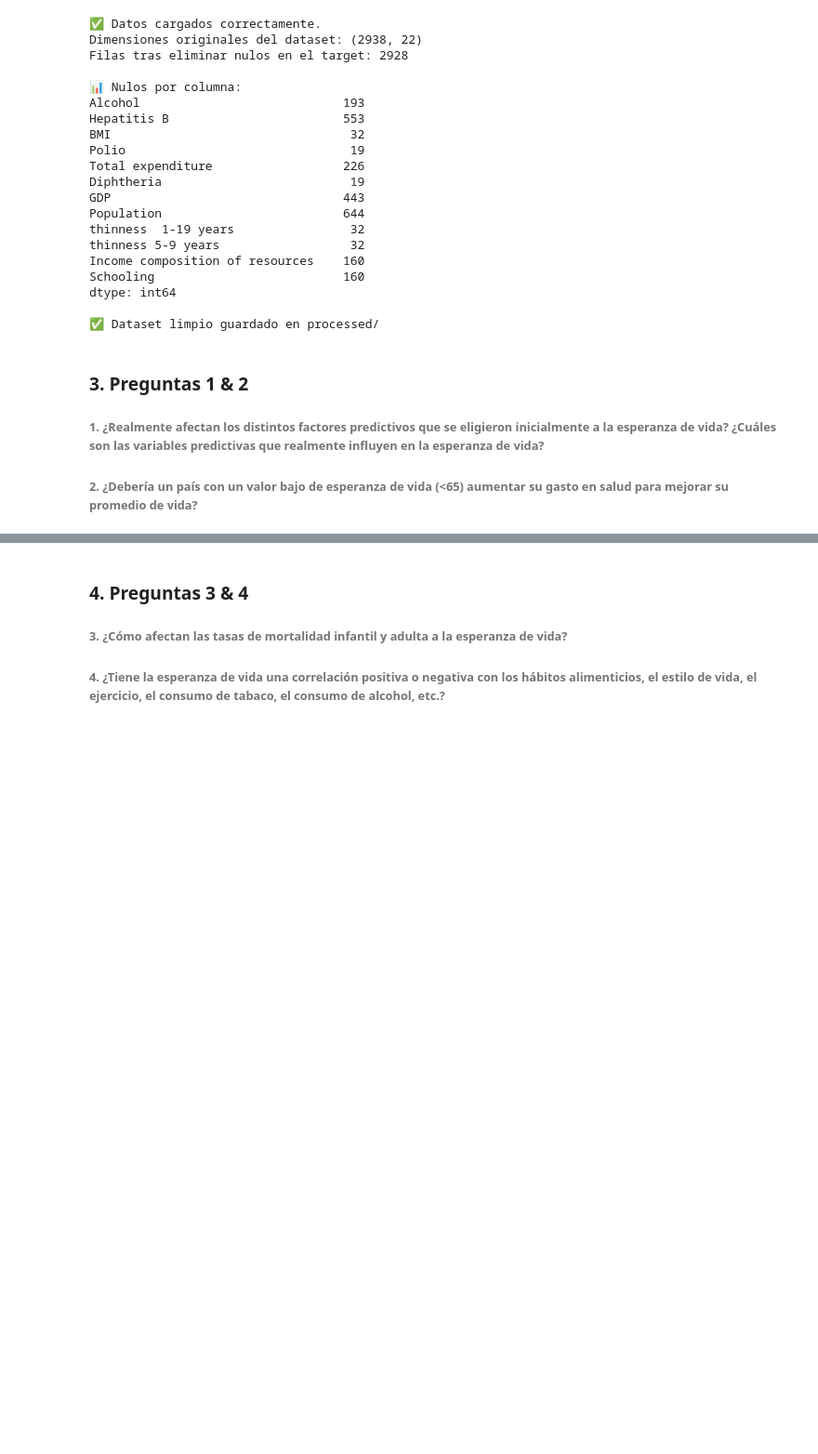
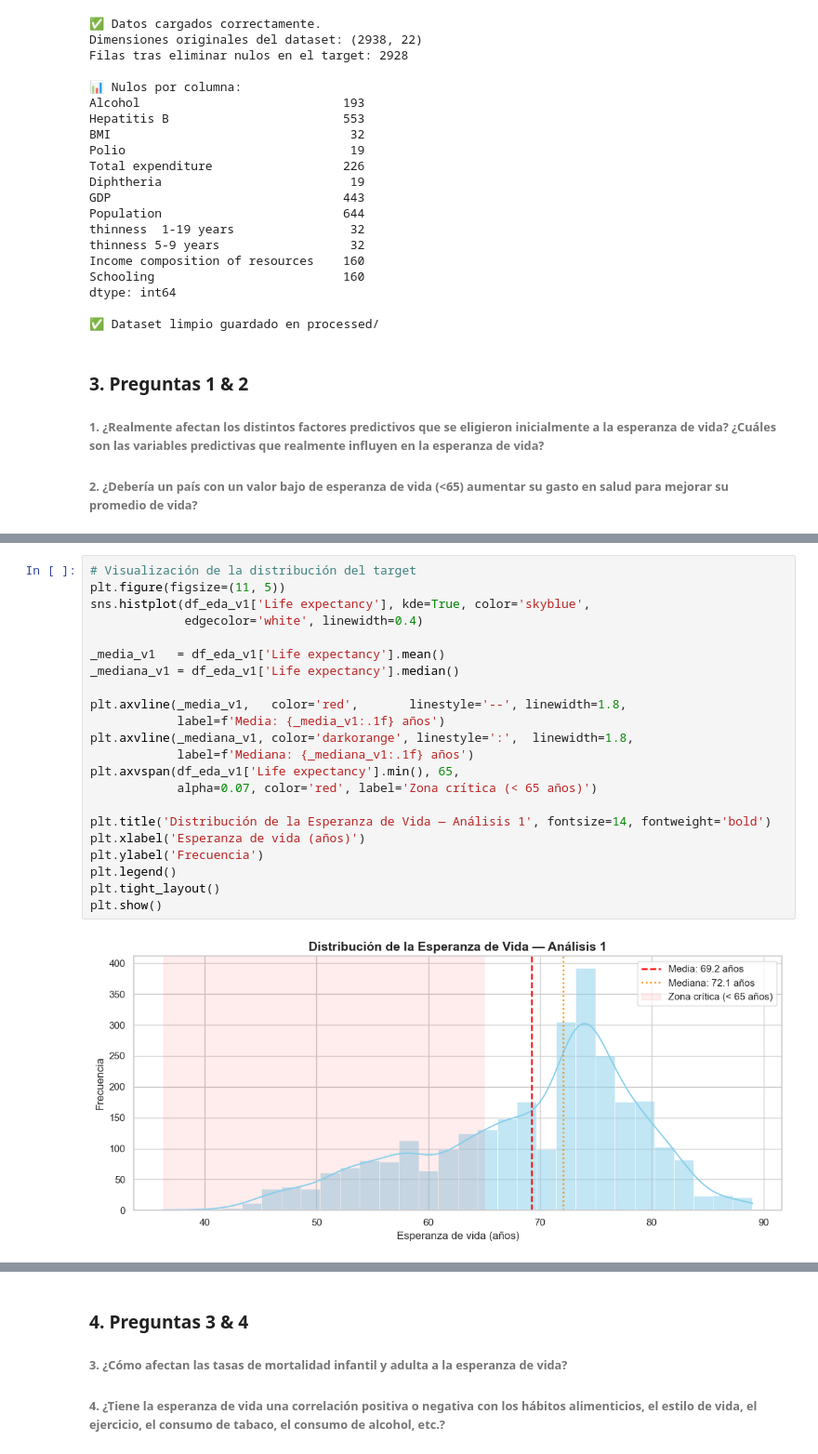
Before and after one commit to Bootcamp-IA-P6/Proyecto5_equipo4_regresion, a Jupyter notebook: notebooks/complete/version_completed.ipynb, the cells around one changed output, grey strips where cells are left out. Shown at 93% size. Cells and saved outputs as stored; diff of their text form; blank space fills up the shorter version.

```diff
--- a/notebooks/complete/version_completed.ipynb
+++ b/notebooks/complete/version_completed.ipynb
@@ -147,0 +119,24 @@ print("✅ Análisis exploratorio 1 completado.")
+# %%
+# Visualización de la distribución del target
+plt.figure(figsize=(11, 5))
+sns.histplot(df_eda_v1['Life expectancy'], kde=True, color='skyblue',
+             edgecolor='white', linewidth=0.4)
+
+_media_v1   = df_eda_v1['Life expectancy'].mean()
+_mediana_v1 = df_eda_v1['Life expectancy'].median()
+
+plt.axvline(_media_v1,   color='red',       linestyle='--', linewidth=1.8,
+            label=f'Media: {_media_v1:.1f} años')
+plt.axvline(_mediana_v1, color='darkorange', linestyle=':',  linewidth=1.8,
+            label=f'Mediana: {_mediana_v1:.1f} años')
+plt.axvspan(df_eda_v1['Life expectancy'].min(), 65,
+            alpha=0.07, color='red', label='Zona crítica (< 65 años)')
+
+plt.title('Distribución de la Esperanza de Vida — Análisis 1', fontsize=14, fontweight='bold')
+plt.xlabel('Esperanza de vida (años)')
+plt.ylabel('Frecuencia')
+plt.legend()
+plt.tight_layout()
+plt.show()
+# %% [output]
+[figure, added]
```
Also changed, not shown: parts of 30 cells of this notebook.
